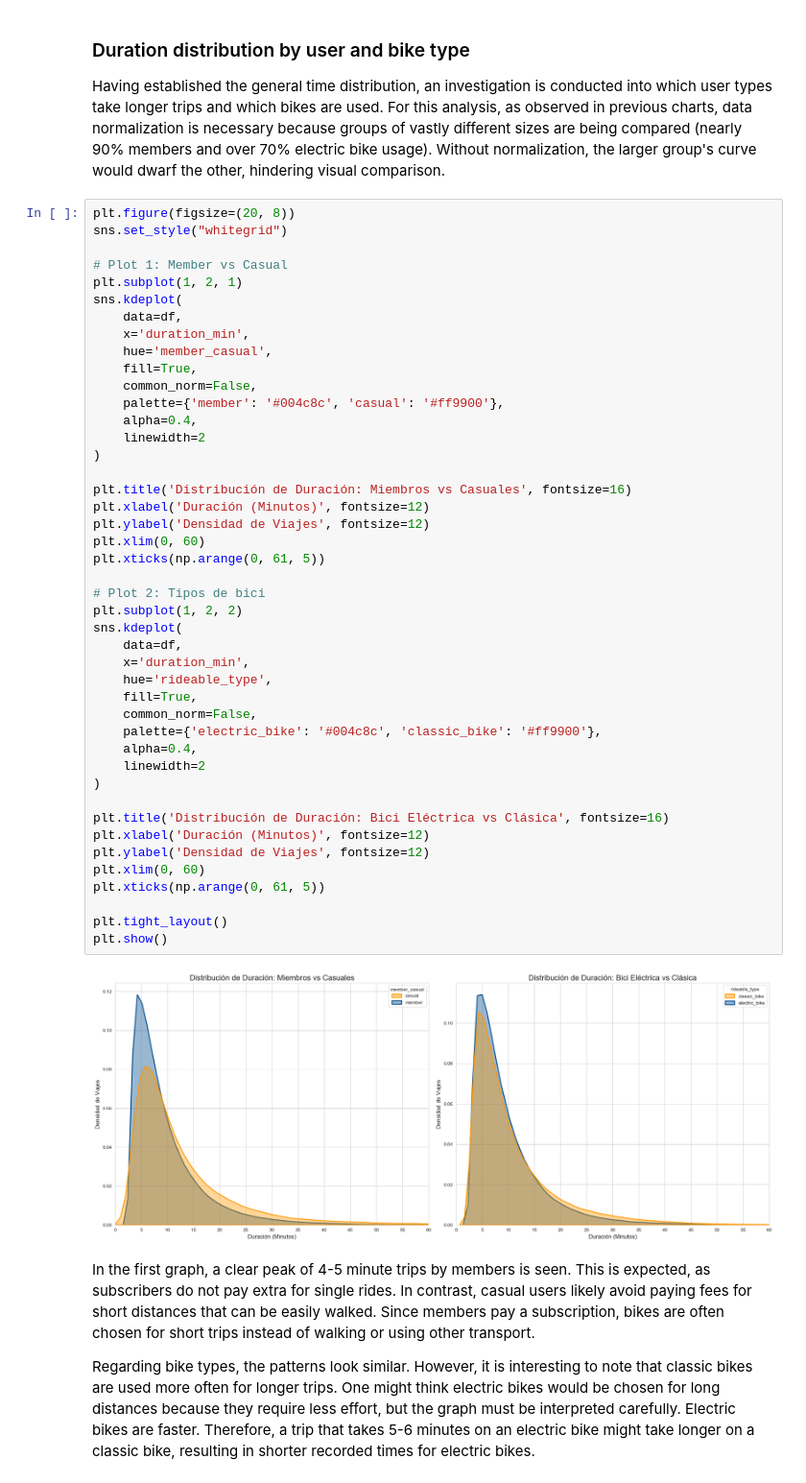
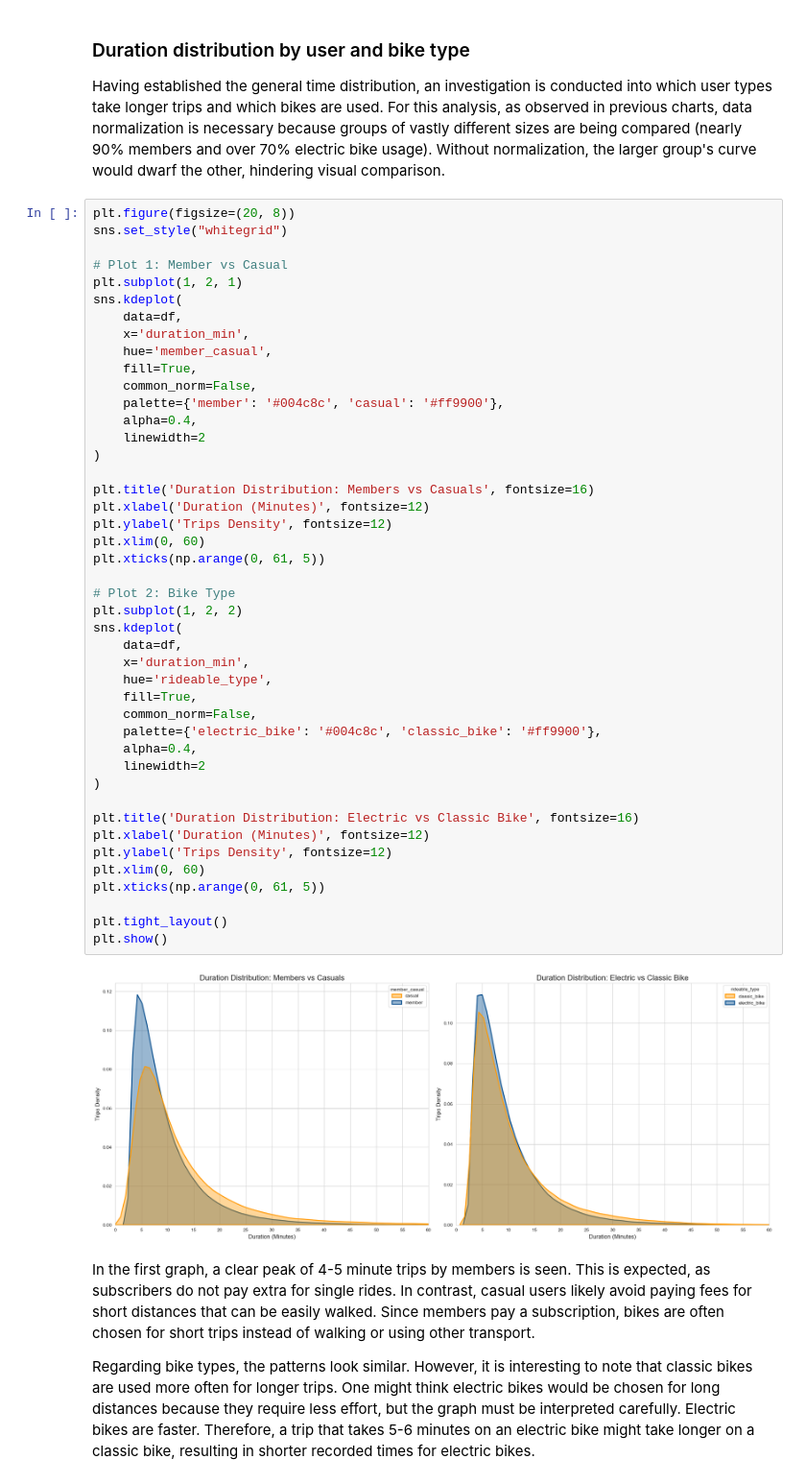
Before and after one commit to miguel-regato/nyc-bike-analysis, a Jupyter notebook: notebooks/03_trips_analysis_after_cleaning.ipynb, the cells around one changed output. Shown at 96% size. Drawn from its saved outputs; the diff is of its cells as text.

```diff
--- a/notebooks/03_trips_analysis_after_cleaning.ipynb
+++ b/notebooks/03_trips_analysis_after_cleaning.ipynb
@@ -206,41 +206,41 @@ sns.kdeplot(
     x='duration_min',
     hue='member_casual',
     fill=True,
     common_norm=False,
     palette={'member': '#004c8c', 'casual': '#ff9900'},
     alpha=0.4,
     linewidth=2
 )
 
-plt.title('Distribución de Duración: Miembros vs Casuales', fontsize=16)
-plt.xlabel('Duración (Minutos)', fontsize=12)
-plt.ylabel('Densidad de Viajes', fontsize=12)
+plt.title('Duration Distribution: Members vs Casuals', fontsize=16)
+plt.xlabel('Duration (Minutes)', fontsize=12)
+plt.ylabel('Trips Density', fontsize=12)
 plt.xlim(0, 60)
 plt.xticks(np.arange(0, 61, 5))
 
-# Plot 2: Tipos de bici
+# Plot 2: Bike Type
 plt.subplot(1, 2, 2)
 sns.kdeplot(
     data=df,
     x='duration_min',
     hue='rideable_type',
     fill=True,
     common_norm=False,
     palette={'electric_bike': '#004c8c', 'classic_bike': '#ff9900'},
     alpha=0.4,
     linewidth=2
 )
 
-plt.title('Distribución de Duración: Bici Eléctrica vs Clásica', fontsize=16)
-plt.xlabel('Duración (Minutos)', fontsize=12)
-plt.ylabel('Densidad de Viajes', fontsize=12)
+plt.title('Duration Distribution: Electric vs Classic Bike', fontsize=16)
+plt.xlabel('Duration (Minutes)', fontsize=12)
+plt.ylabel('Trips Density', fontsize=12)
 plt.xlim(0, 60)
 plt.xticks(np.arange(0, 61, 5))
 
 plt.tight_layout()
 plt.show()
 # %% [output]
-[figure, old version]
+[figure, new version]
 # %% [markdown]
 In the first graph, a clear peak of 4-5 minute trips by members is seen. This is expected, as subscribers do not pay extra for single rides. In contrast, casual users likely avoid paying fees for short distances that can be easily walked. Since members pay a subscription, bikes are often chosen for short trips instead of walking or using other transport.
 
```
Also changed, not shown: parts of 5 cells of this notebook, 3 other files.
